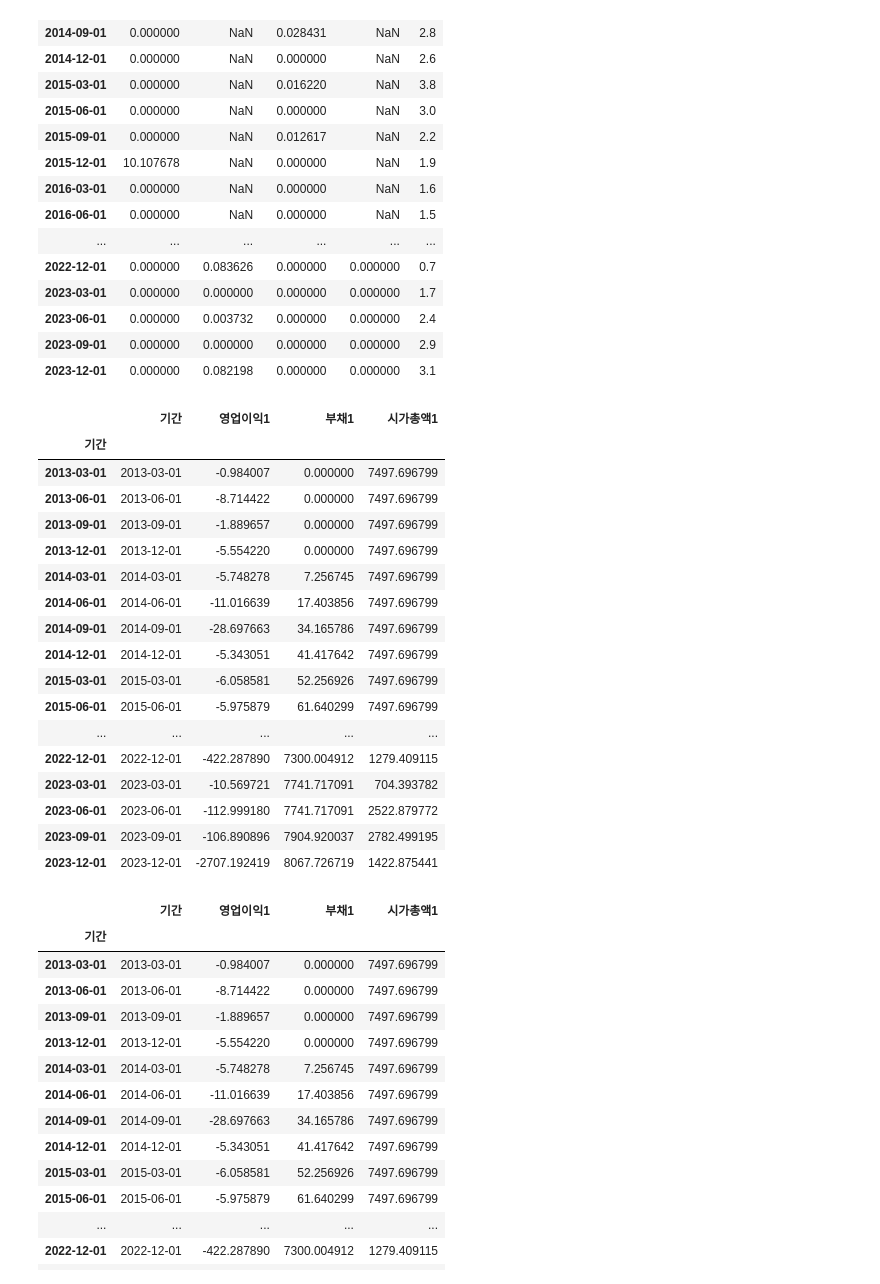
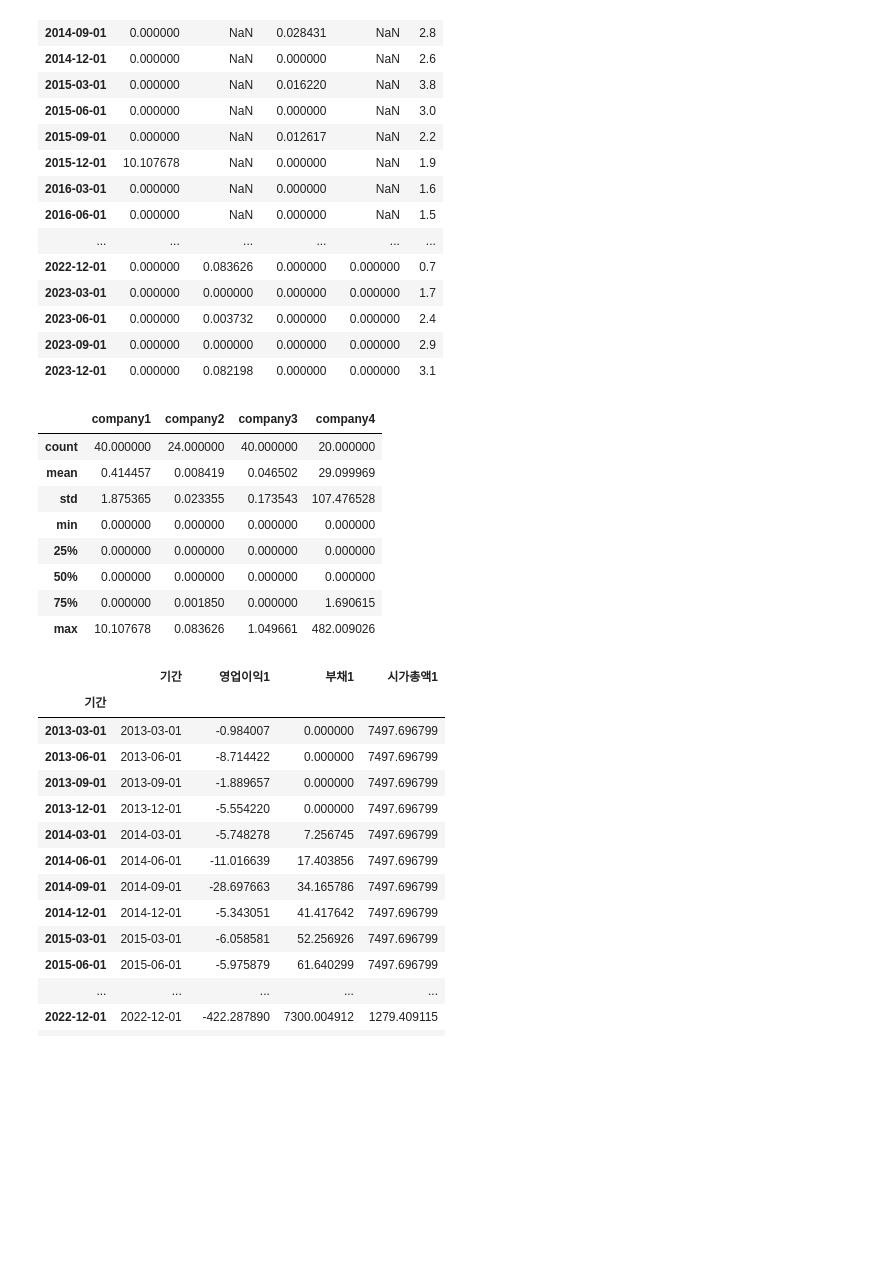
Before and after one commit to caxios/-, a Jupyter notebook: 금리_분석예시.ipynb, the cells around one changed output. Drawn from its saved outputs; the diff is of its cells as text; code cells hidden in the pictures; blank space fills up the shorter version.

```diff
--- a/금리_분석예시.ipynb
+++ b/금리_분석예시.ipynb
@@ -175,27 +607,19 @@ cr_df
 | 2023-06-01 | 0.000000 | 0.003732 | 0.000000 | 0.000000 | 2.4 |
 | 2023-09-01 | 0.000000 | 0.000000 | 0.000000 | 0.000000 | 2.9 |
 | 2023-12-01 | 0.000000 | 0.082198 | 0.000000 | 0.000000 | 3.1 |
-# %%
-data_dict['company1']
-# %% [output]
-|  | 기간 | 영업이익1 | 부채1 | 시가총액1 |
-| 기간 |  |  |  |  |
-| 2013-03-01 | 2013-03-01 | -0.984007 | 0.000000 | 7497.696799 |
-| 2013-06-01 | 2013-06-01 | -8.714422 | 0.000000 | 7497.696799 |
-| 2013-09-01 | 2013-09-01 | -1.889657 | 0.000000 | 7497.696799 |
-| 2013-12-01 | 2013-12-01 | -5.554220 | 0.000000 | 7497.696799 |
-| 2014-03-01 | 2014-03-01 | -5.748278 | 7.256745 | 7497.696799 |
-| 2014-06-01 | 2014-06-01 | -11.016639 | 17.403856 | 7497.696799 |
-| 2014-09-01 | 2014-09-01 | -28.697663 | 34.165786 | 7497.696799 |
-| 2014-12-01 | 2014-12-01 | -5.343051 | 41.417642 | 7497.696799 |
-| 2015-03-01 | 2015-03-01 | -6.058581 | 52.256926 | 7497.696799 |
-| 2015-06-01 | 2015-06-01 | -5.975879 | 61.640299 | 7497.696799 |
-| ... | ... | ... | ... | ... |
-| 2022-12-01 | 2022-12-01 | -422.287890 | 7300.004912 | 1279.409115 |
-| 2023-03-01 | 2023-03-01 | -10.569721 | 7741.717091 | 704.393782 |
-| 2023-06-01 | 2023-06-01 | -112.999180 | 7741.717091 | 2522.879772 |
-| 2023-09-01 | 2023-09-01 | -106.890896 | 7904.920037 | 2782.499195 |
-| 2023-12-01 | 2023-12-01 | -2707.192419 | 8067.726719 | 1422.875441 |
+# %%
+cr_df_company = cr_df[company_lst]
+cr_df_company.describe()
+# %% [output]
+|  | company1 | company2 | company3 | company4 |
+| count | 40.000000 | 24.000000 | 40.000000 | 20.000000 |
+| mean | 0.414457 | 0.008419 | 0.046502 | 29.099969 |
+| std | 1.875365 | 0.023355 | 0.173543 | 107.476528 |
+| min | 0.000000 | 0.000000 | 0.000000 | 0.000000 |
+| 25% | 0.000000 | 0.000000 | 0.000000 | 0.000000 |
+| 50% | 0.000000 | 0.000000 | 0.000000 | 0.000000 |
+| 75% | 0.000000 | 0.001850 | 0.000000 | 1.690615 |
+| max | 10.107678 | 0.083626 | 1.049661 | 482.009026 |
 # %%
 company_i = data_dict['company1']
 company_i
```
Also changed, not shown: parts of 24 cells of this notebook.
